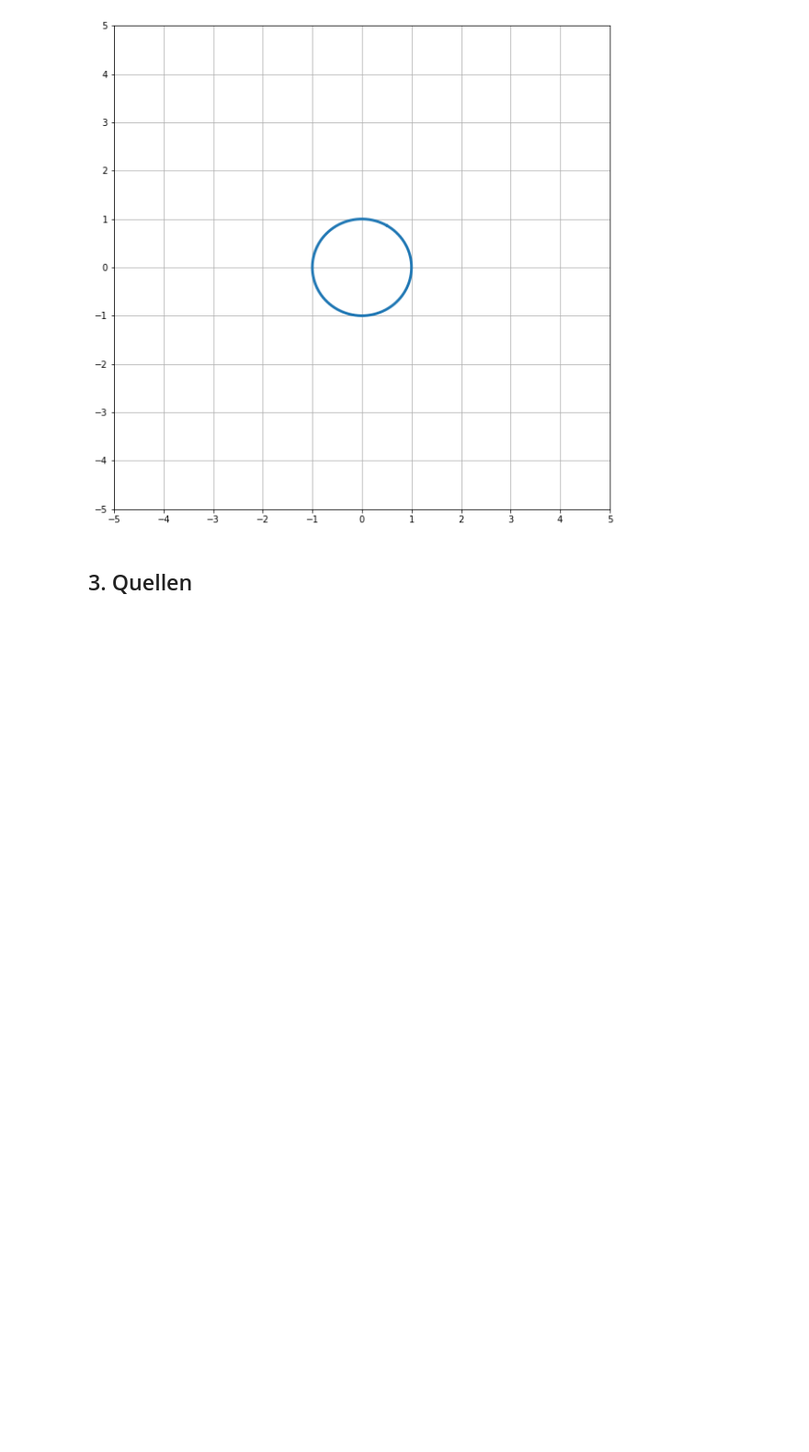
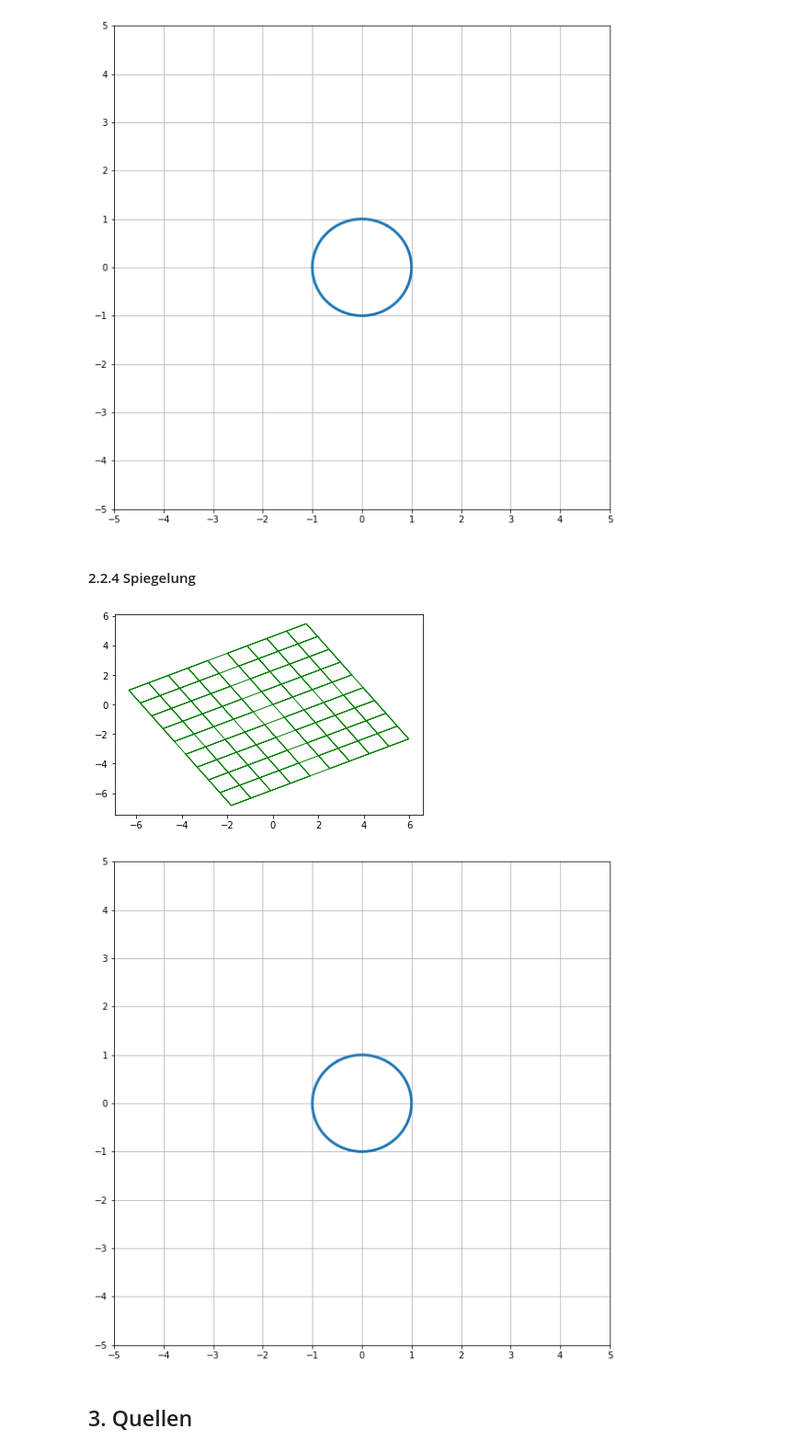
Before and after one commit to greatmerlin/SA_Lineare_Transformationen, a Jupyter notebook: Lineare_Transformationen.ipynb, the cells around one changed output. Shown: that part at 92% size. Saved outputs shown, nothing was run; the diff lists cells and outputs as text; code cells hidden in the pictures; blank space fills up the shorter version.

Commit message:
Kreis v1.8

```diff
--- a/Lineare_Transformationen.ipynb
+++ b/Lineare_Transformationen.ipynb
@@ -278,17 +278,17 @@ def draw_grid(e1, e2, x_achse, y_achse, color='green', line_width=1):
 
         plt.plot(line_x, line_y, color=color, linewidth=line_width)
 
-    # Horizontal Li
+    # Horizontal Linien
     for i in x:
 
         line_x = []
         line_y = []
 
         for j in y:
-            v = np.array([x[i], y[j]]) # Create vector v from a pair of x and y coordinates
-            res = A @ v # Do the linear transformation
-            line_x.append(res[0]) # Add transformed x value
-            line_y.append(res[1]) # Add transformed y value
+            v = np.array([x[i], y[j]])
+            res = M @ v
+            line_x.append(res[0])
+            line_y.append(res[1])
 
         plt.plot(line_x, line_y, color=color, linewidth=line_width)
 # %%
@@ -318,6 +318,29 @@ kreisLinAb(drehenX, drehenY)
 # %% [output]
 [figure]
 [figure]
+# %% [markdown]
+#### 2.2.4 Spiegelung
+# %%
+def spiegelung(Vektor, theta_spiegel):
+    theta = np.radians(theta_spiegel) #  degrees -> radians
+
+    e1 = np.array([np.cos(2 * theta), np.sin(2 * theta)])
+    e2 = np.array([np.sin(2 * theta), -np.cos(2 * theta)])
+
+    M = np.array([e1, e2])
+    LinAb = M @ vector
+    return LinAn
+# %%
+alpha_in_degrees_of_reflection_axis = 60
+
+spiegelX = spiegelung(e1, theta_spiegel)
+spiegelY = spiegelung(e2, theta_spiegel)
+
+draw_grid(s, reflect2, x_lim, y_lim)
+kreisLinAb(reflect1, reflect2)
+# %% [output]
+[figure, added]
+[figure, added]
 # %% [markdown]
 ## 3. Quellen
 # %% [markdown]
```
Also changed, not shown: parts of 1 cell of this notebook.
